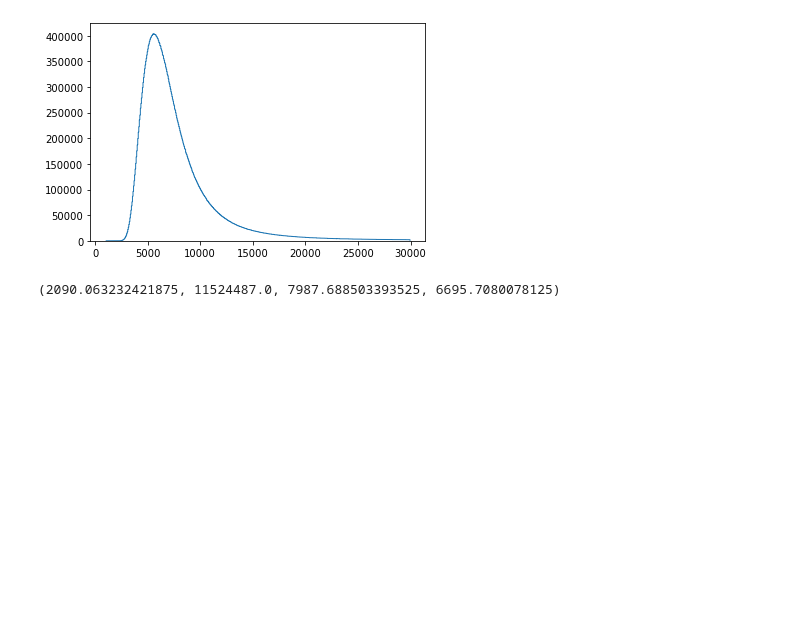
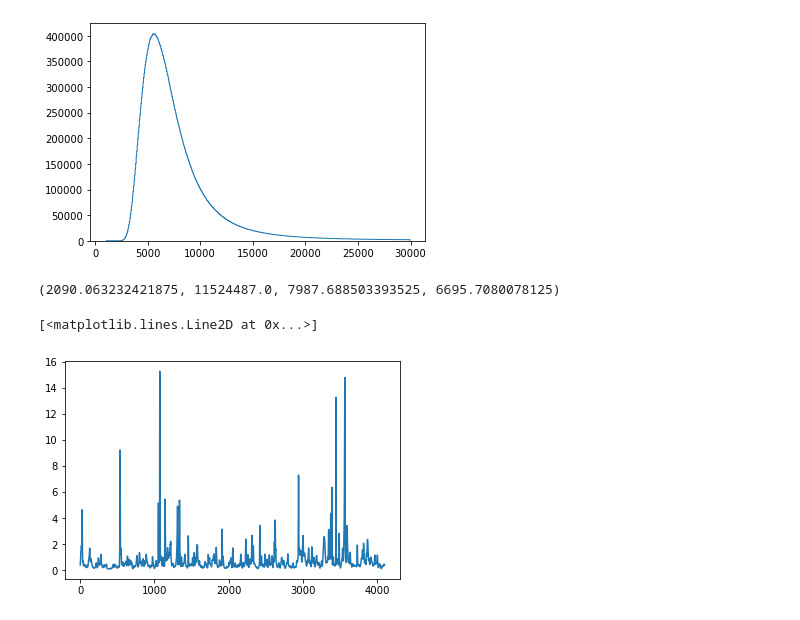
Before and after one commit to enigma-igm/CIV_forest, a Jupyter notebook: nyx_sim_data/inspect_rand_skewers.ipynb, the cells around one changed output. Drawn from its saved outputs; the diff is of its cells as text; code cells hidden in the pictures; blank space fills up the shorter version.

```diff
--- a/nyx_sim_data/inspect_rand_skewers.ipynb
+++ b/nyx_sim_data/inspect_rand_skewers.ipynb
@@ -61,3 +61,10 @@ plt.hist(temp, bins=np.arange(1000, 3e4, 50), histtype='step');
 np.min(temp), np.max(temp), np.mean(temp), np.median(temp)
 # %% [output]
 (2090.063232421875, 11524487.0, 7987.688503393525, 6695.7080078125)
+# %%
+oden = tau_skewers['ODEN']
+# %%
+plt.plot(oden[100])
+# %% [output]
+[<matplotlib.lines.Line2D at 0x...>]
+[figure, added]
```
